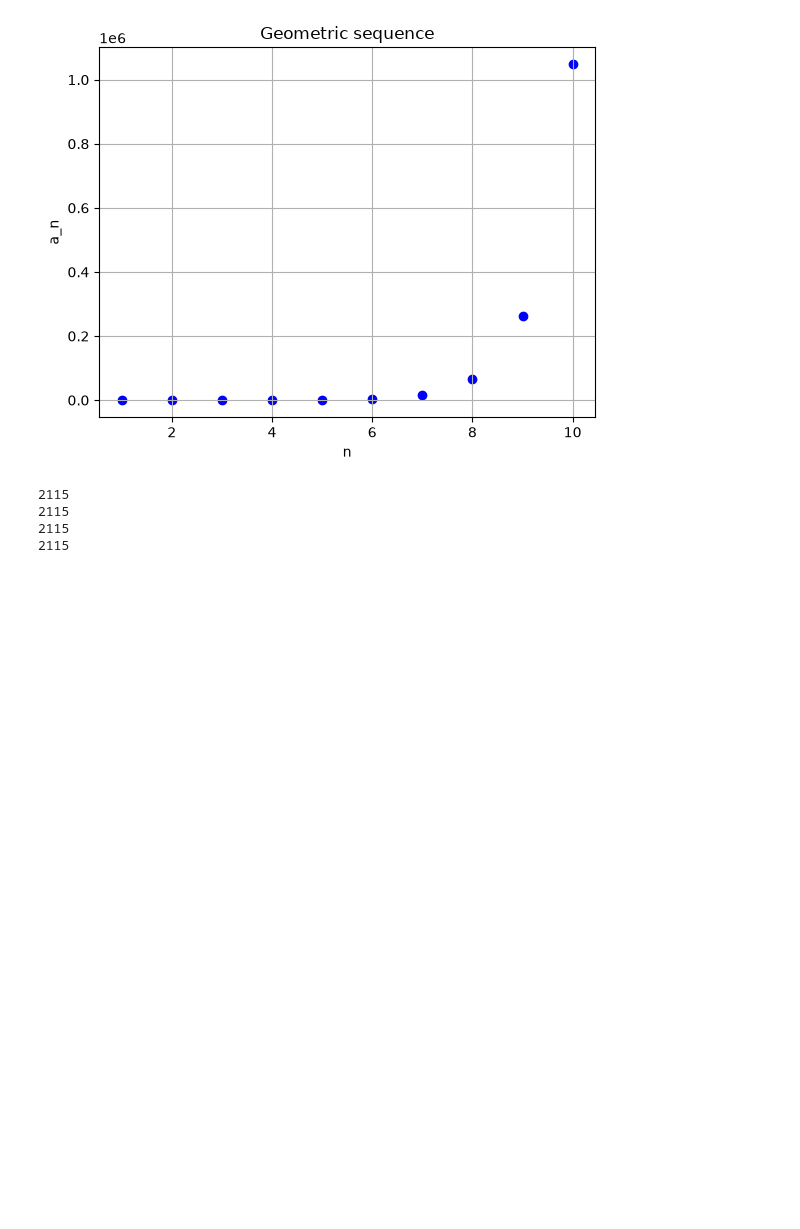
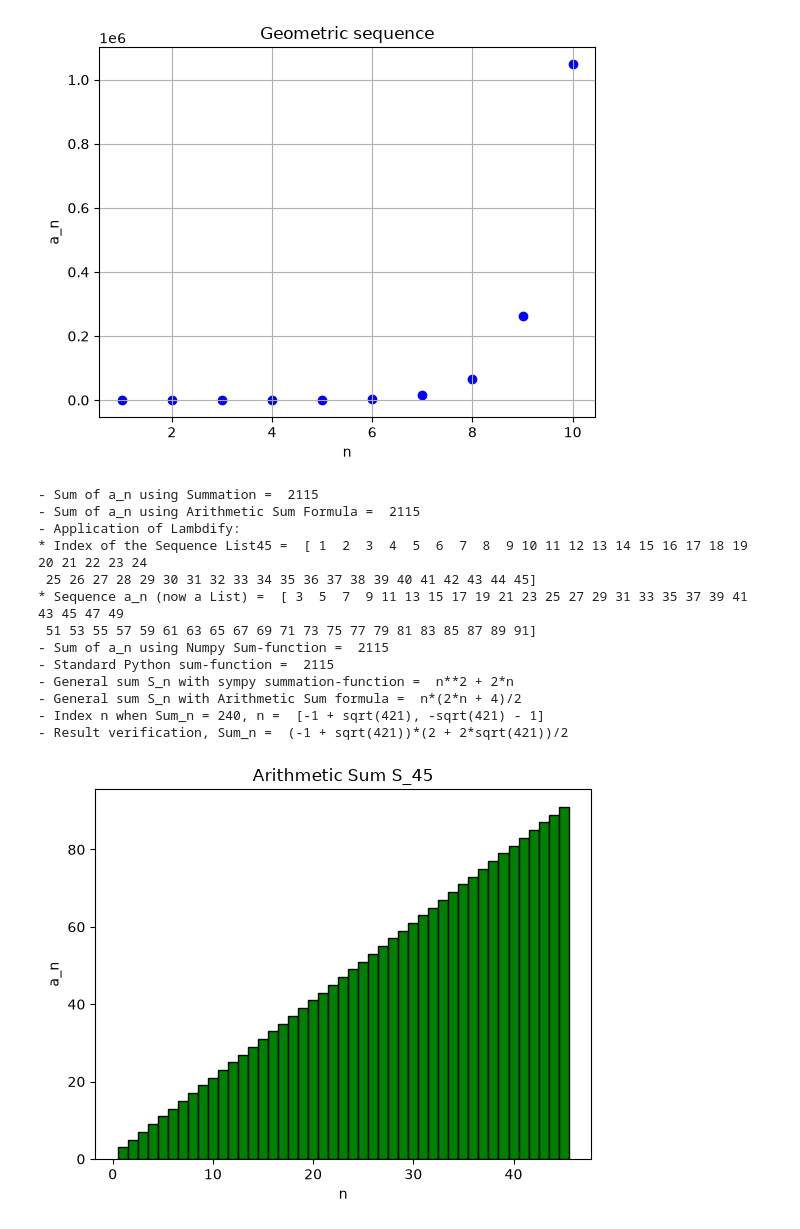
Before and after one commit to buicaothe/PYTHON, a Jupyter notebook: APPLIED MATHEMATICS/Exercises.ipynb, the cells around one changed output. Saved outputs shown, nothing was run; the diff lists cells and outputs as text; code cells hidden in the pictures; blank space fills up the shorter version.

```diff
--- a/APPLIED MATHEMATICS/Exercises.ipynb
+++ b/APPLIED MATHEMATICS/Exercises.ipynb
@@ -157,42 +155,75 @@ plt.show() # showing the actual plot
 # a) Arithmetic sequence has a first member a_1 and a common difference d.
 # Choose a_1 and d to be some numbers between 2-9.
 # Calculate and print the sum of the first n members, where n is your age.
 # Calculate this sum both with summation-function and with the arithmetic sum formula.
 # Create and print also the expression of the symbolic sum of the first n members.
 # You can choose the method of how you execute this.
 # b) Geometric sequence has a first member a_1 and a common ratio q.
 # Choose a_1 and q to be some numbers between 2-9.
 # Create and print the expression of the symbolic sum of the first n members.
 # You can choose the method of how you execute this.
 # Solve the index variable n, when the sum equals S_n=10^6
 # Print the index variable n as a floating point number.
 
 # -----------------------------------------------------------------------------------
 # a) ARITHMETIC SUM:------------------------------------------------------------
 # -----------------------------------------------------------------------------------
 n = sy.symbols('n')
 a_n = 3+2*(n-1)
 
 # Calculating sum (n = 45)
 sum45 = sy.summation(a_n, (n, 1, 45)) # calculating sum S_45 with sympy summation-function
-print(sum45)
+print('- Sum of a_n using Summation = ',sum45)
 sum45 = 45*(a_n.subs(n,1)+a_n.subs(n,45))/2 # calculating sum S_45 with the arithmetic sum formula
-print(sum45)
+print('- Sum of a_n using Arithmetic Sum Formula, S_45 = ',sum45)
+print('- Application of Lambdify:')
 f_n = sy.lambdify(n, a_n, "numpy") # lambdifying the general term a_n into f_n
 list45 = np.arange(1,46)
+print('* Index of the Sequence List45 = ',list45)
 members1_45 = f_n(list45)
+print('* Sequence a_n (now a List) = ',members1_45)
 sum45 = np.sum(members1_45) # calculating sum S_45 with numpy sum-function for sequence a_n
-print(sum45)
+print('- Sum of a_n using Numpy Sum-function, S_45 = ',sum45)
 sum45 = sum(members1_45) # standard Python sum-function also works
-print(sum45)
+print('- Standard Python sum-function S_45 = ',sum45)
 
+# Calculating the symbolic sum of n members
+sum_n = sy.summation(a_n, (n, 1, n)) # creating the general sum S_n with sympy summation-function
+print('- General sum S_n with sympy summation-function = ',sum_n)
+sum_n = n*(a_n.subs(n,1)+a_n)/2 # creating the general sum S_n with the arithmetic sum formula
+print('- General sum S_n with Arithmetic Sum formula = ',sum_n)
 
-# b)
+# Solving equations
+equation = sy.Eq(sum_n,420)
+index = sy.solve(equation, n) # solving the index variable n, when sum equals S_n=420
+print('- Index n when Sum_n = 240, n = ',index)
+print('- Result verification, Sum_n = ', sum_n.subs(n,index[0])) # verifying the result
+
+# Plotting sum S_10 as a 1-width histogram
+plt.bar(list45, members1_45, width=1.0, color='g', edgecolor='black')
+plt.title("Arithmetic Sum S_45")
+plt.xlabel("n")
+plt.ylabel("a_n")
+plt.show()
+
+# -----------------------------------------------------------------------------------
+# b) GEOMETRIC SUM:------------------------------------------------------------
+# -----------------------------------------------------------------------------------
 # %% [output]
-2115
-2115
-2115
-2115
+- Sum of a_n using Summation =  2115
+- Sum of a_n using Arithmetic Sum Formula =  2115
+- Application of Lambdify:
+* Index of the Sequence List45 =  [ 1  2  3  4  5  6  7  8  9 10 11 12 13 14 15 16 17 18 19 20 21 22 23 24
+ 25 26 27 28 29 30 31 32 33 34 35 36 37 38 39 40 41 42 43 44 45]
+* Sequence a_n (now a List) =  [ 3  5  7  9 11 13 15 17 19 21 23 25 27 29 31 33 35 37 39 41 43 45 47 49
+ 51 53 55 57 59 61 63 65 67 69 71 73 75 77 79 81 83 85 87 89 91]
+- Sum of a_n using Numpy Sum-function =  2115
+- Standard Python sum-function =  2115
+- General sum S_n with sympy summation-function =  n**2 + 2*n
+- General sum S_n with Arithmetic Sum formula =  n*(2*n + 4)/2
+- Index n when Sum_n = 240, n =  [-1 + sqrt(421), -sqrt(421) - 1]
+- Result verification, Sum_n =  (-1 + sqrt(421))*(2 + 2*sqrt(421))/2
+[figure, added]
 # %%
 # 3. SERIES
 # a) Form the general term of a sequence a_n=K+H*n/(n+2).
```
Also changed, not shown: parts of 1 cell of this notebook, 1 other file.
